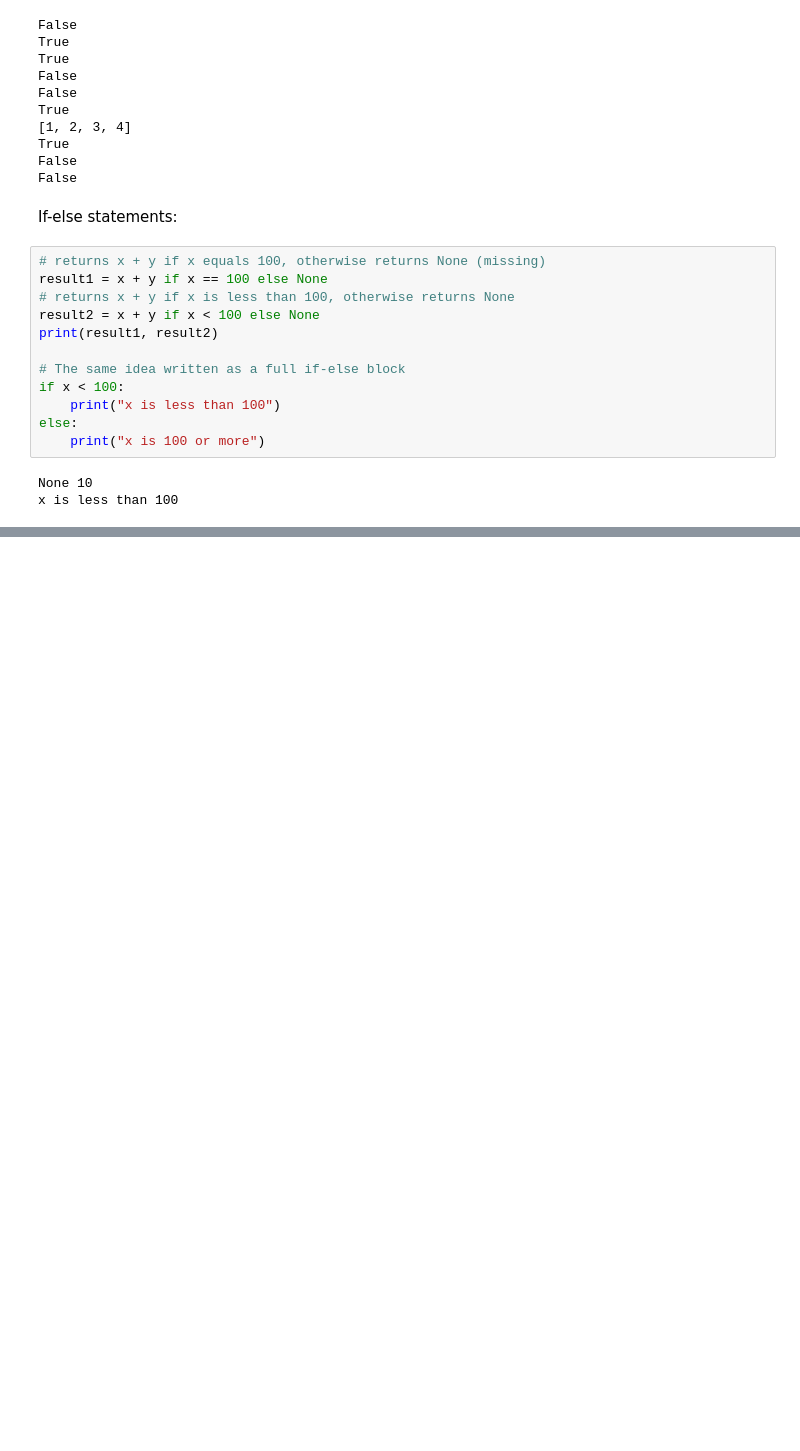
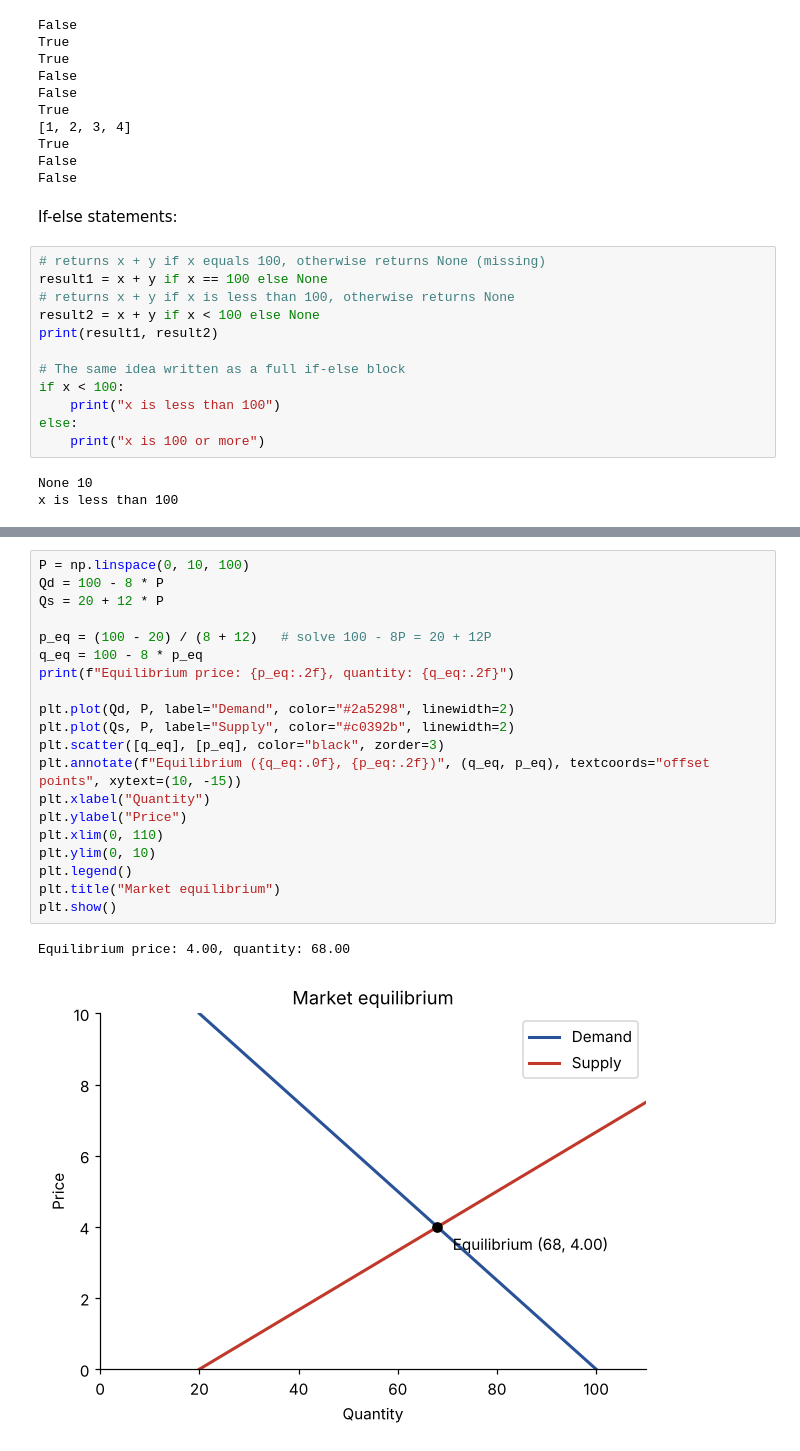
Before and after one commit to walteracp/walteracp.github.io, a Jupyter notebook: notebooks/Py_Notes_for_AGECON.ipynb, the cells around one changed output, grey strips where cells are left out. Drawn from its saved outputs; the diff is of its cells as text; blank space fills up the shorter version.

```diff
--- a/notebooks/Py_Notes_for_AGECON.ipynb
+++ b/notebooks/Py_Notes_for_AGECON.ipynb
@@ -1031,0 +1591,23 @@ with open("regression_table.html", "w") as f:
+# %%
+P = np.linspace(0, 10, 100)
+Qd = 100 - 8 * P
+Qs = 20 + 12 * P
+
+p_eq = (100 - 20) / (8 + 12)   # solve 100 - 8P = 20 + 12P
+q_eq = 100 - 8 * p_eq
+print(f"Equilibrium price: {p_eq:.2f}, quantity: {q_eq:.2f}")
+
+plt.plot(Qd, P, label="Demand", color="#2a5298", linewidth=2)
+plt.plot(Qs, P, label="Supply", color="#c0392b", linewidth=2)
+plt.scatter([q_eq], [p_eq], color="black", zorder=3)
+plt.annotate(f"Equilibrium ({q_eq:.0f}, {p_eq:.2f})", (q_eq, p_eq), textcoords="offset points", xytext=(10, -15))
+plt.xlabel("Quantity")
+plt.ylabel("Price")
+plt.xlim(0, 110)
+plt.ylim(0, 10)
+plt.legend()
+plt.title("Market equilibrium")
+plt.show()
+# %% [output]
+Equilibrium price: 4.00, quantity: 68.00
+[figure, added]
```
Also changed, not shown: parts of 205 cells of this notebook, 4 other files.
